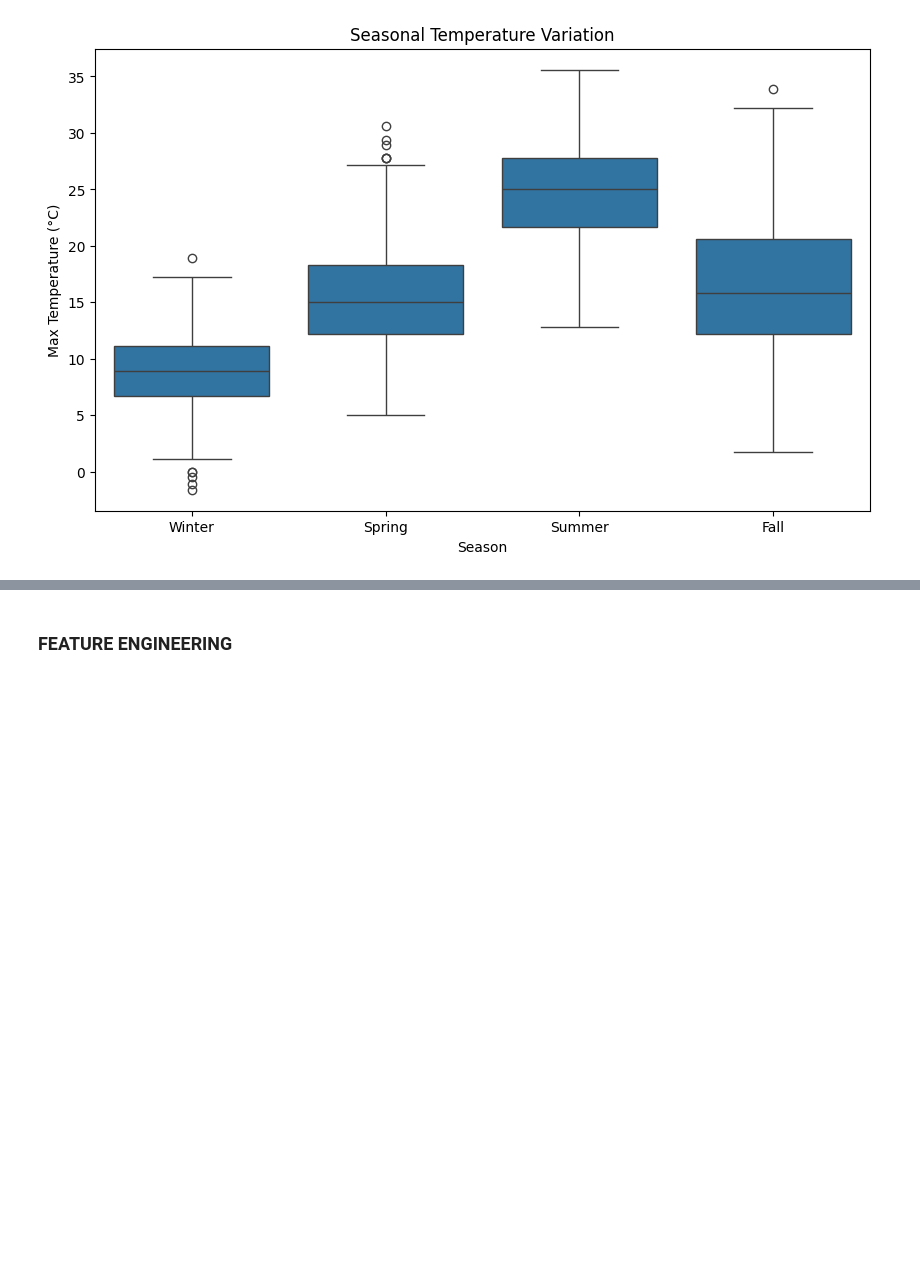
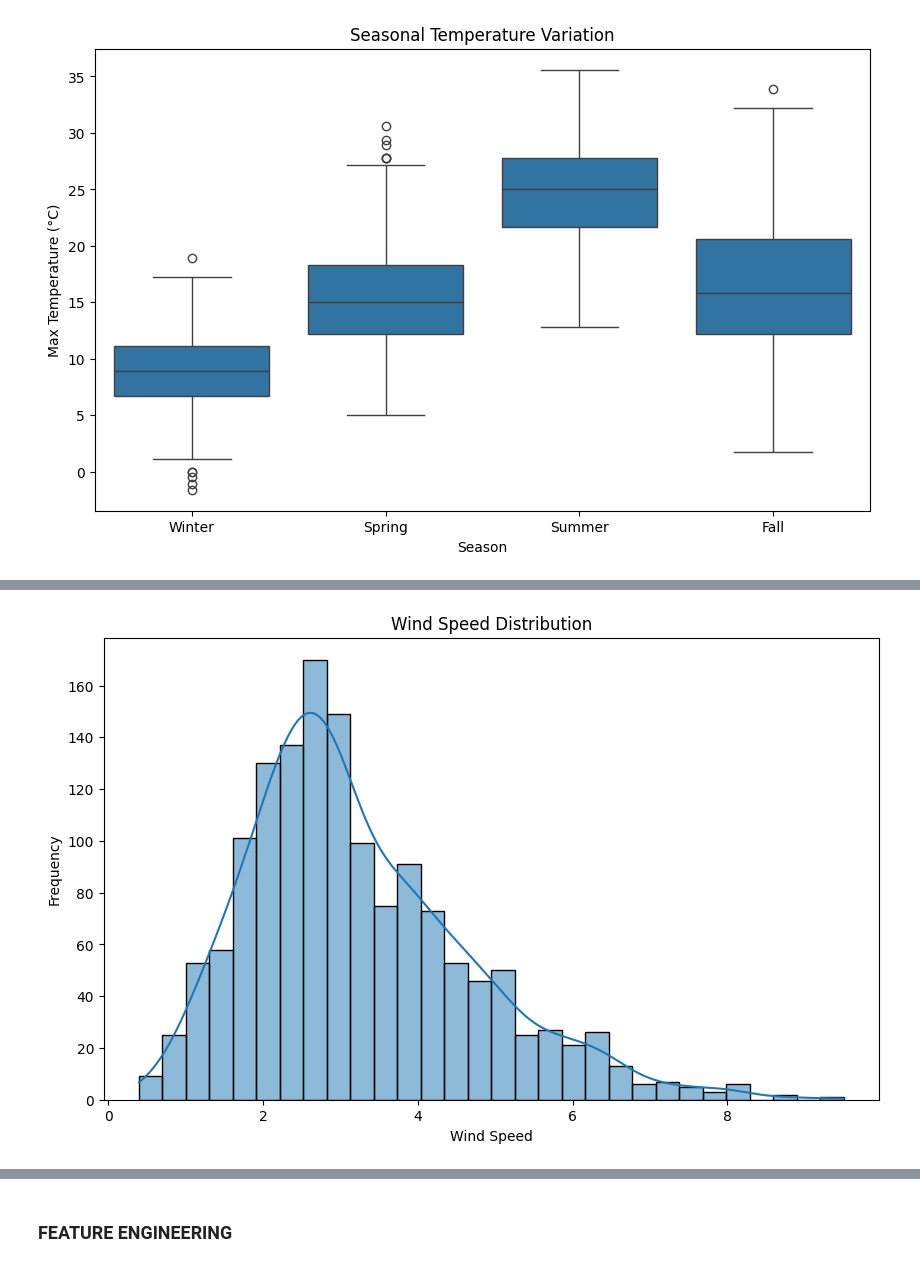
Before and after one commit to adilmrcodeaz/Weather-Data-Analysis, a Jupyter notebook: main.ipynb, the cells around one changed output, grey strips where cells are left out. Cells and saved outputs as stored; diff of their text form; code cells hidden in the pictures; blank space fills up the shorter version.

```diff
--- a/main.ipynb
+++ b/main.ipynb
@@ -173,0 +257,10 @@ plt.show()
+# %%
+# 2. Wind Speed Distribution
+plt.figure(figsize=(10, 6))
+sns.histplot(data=df, x='wind', bins=30, kde=True)
+plt.title('Wind Speed Distribution')
+plt.xlabel('Wind Speed')
+plt.ylabel('Frequency')
+plt.show()
+# %% [output]
+[figure, added]
```
Also changed, not shown: parts of 43 cells of this notebook.
